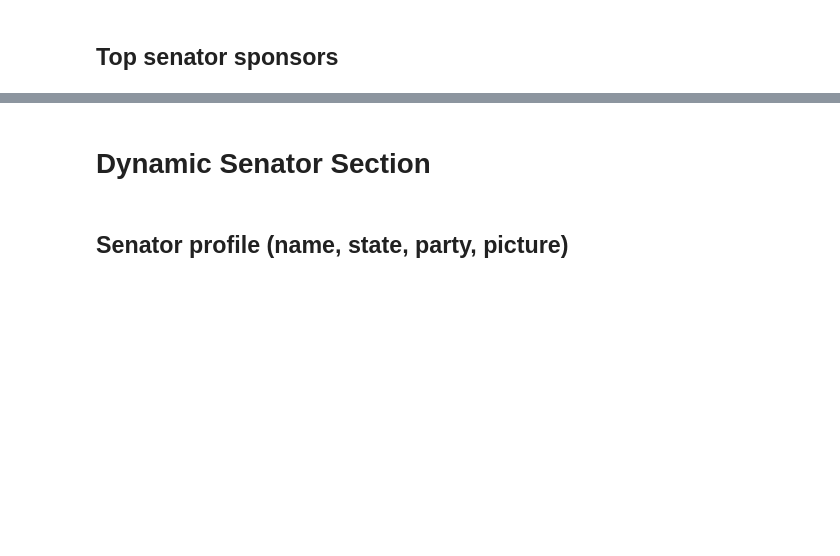
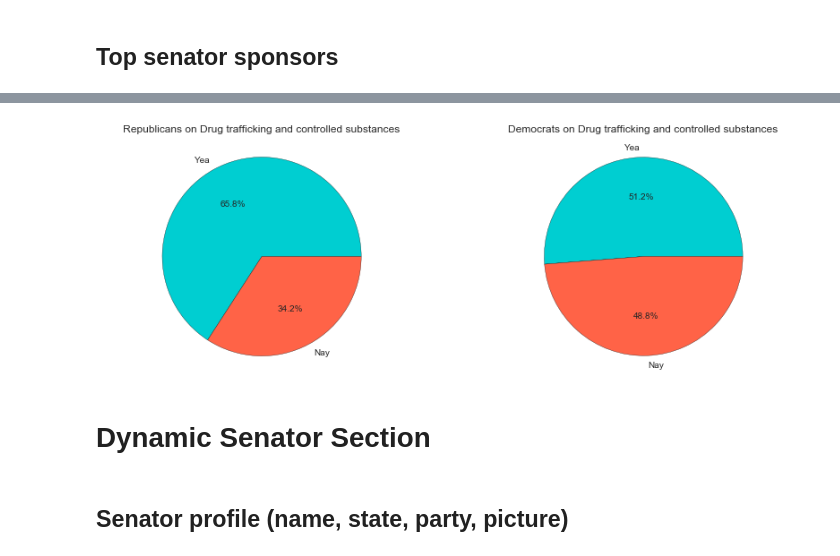
Before and after one commit to idgetto/DataScience16CTW, a Jupyter notebook: deliverable/deliverable.ipynb, the cells around one changed output, grey strips where cells are left out. Saved outputs shown, nothing was run; the diff lists cells and outputs as text; code cells hidden in the pictures; blank space fills up the shorter version.

```diff
--- a/deliverable/deliverable.ipynb
+++ b/deliverable/deliverable.ipynb
@@ -76,3 +231,35 @@ plot_top_contributors_by_party('REP')
+# %%
+def votes_on_subject(senator, subject):
+    subject_df = df[df[subject] == 1]
+    senator_subject = subject_df[senator]
+    yeas = len(senator_subject[senator_subject == 'Yea'])
+    nays = len(senator_subject[senator_subject == 'Nay'])
+    if (yeas + nays):
+        percent_voted_yea = float(yeas) / (yeas + nays)
+        return percent_voted_yea
+    else:
+        return None
+
+def party_votes_on_subject(sen_list, subject, party, pos):
+    tot = 0
+    for senator in sen_list:
+        if votes_on_subject(senator, subject):
+            tot += votes_on_subject(senator, subject)
+    avg_voted_yea = tot / len(sen_list)
+    labels = 'Yea', 'Nay'
+    colors = ['darkturquoise', 'tomato']
+    plt.subplot(1, 2, pos)
+    plt.pie([avg_voted_yea*100, 100 - avg_voted_yea*100],
+            labels=labels, colors=colors, autopct='%1.1f%%')
+    plt.axis('equal')
+    plt.title(party + " on " + subject, y=1.1)
+    return
+
+plt.figure(figsize=(14,4))
+party_votes_on_subject(reps, topics_drop_widget1.value, 'Republicans', 1)
+party_votes_on_subject(dems, topics_drop_widget1.value, 'Democrats', 2)
+# %% [output]
+[figure, added]
 # %% [markdown]
 # Dynamic Senator Section #
 # %%
```
Also changed, not shown: parts of 11 cells of this notebook.
